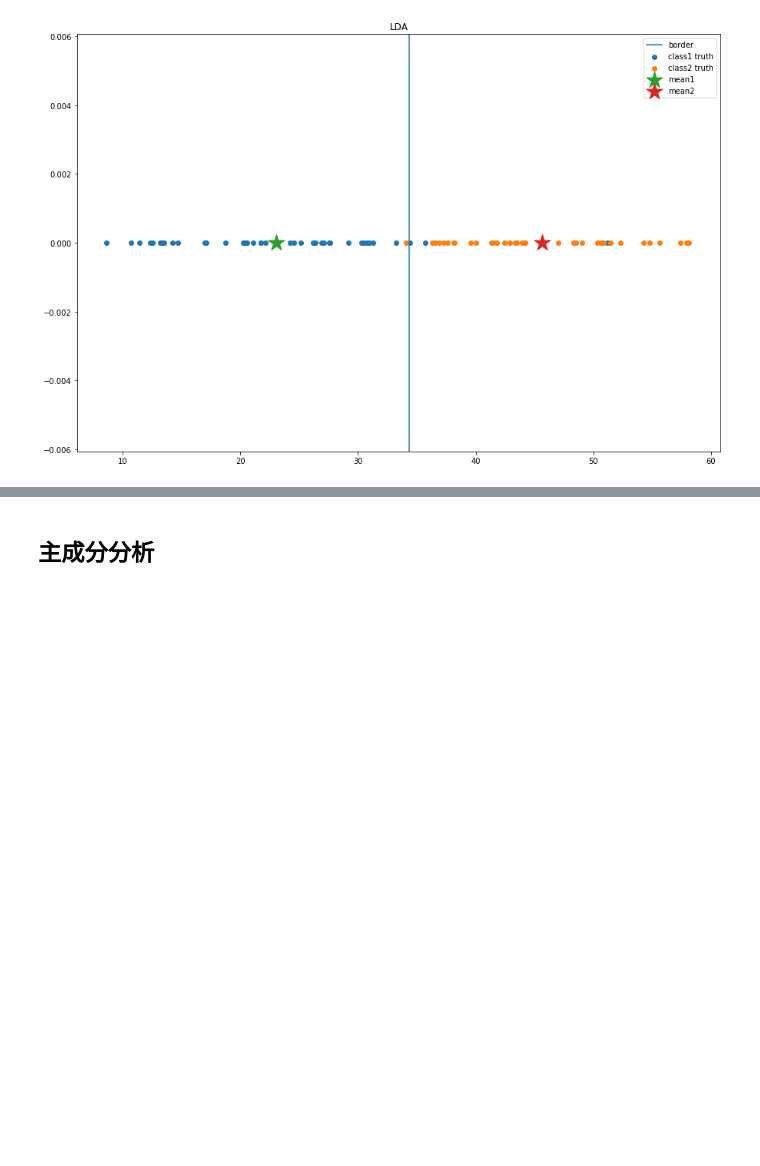
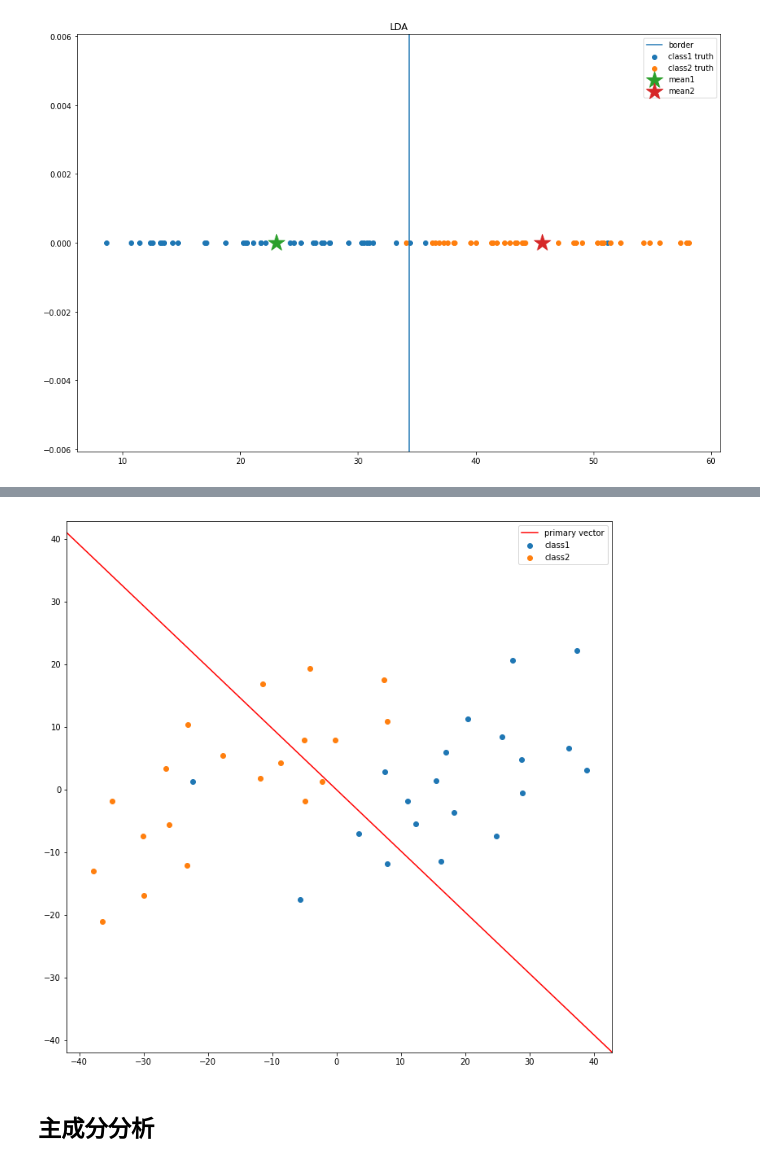
Before and after one commit to wsuzume/report, a Jupyter notebook: report1.ipynb, the cells around one changed output, grey strips where cells are left out. Cells and saved outputs as stored; diff of their text form; code cells hidden in the pictures; blank space fills up the shorter version.

```diff
--- a/report1.ipynb
+++ b/report1.ipynb
@@ -491,20 +481,21 @@ $$を返します。教師データ数が非常に大きくなる場合には標
 # %%
 def lda(class1, class2):
     all = np.concatenate([class1, class2], axis=0)
-    m = np.mean(all, axis=0)[:,np.newaxis]
+    m = np.mean(all, axis=0)
     m1 = np.mean(class1, axis=0)
     m2 = np.mean(class2, axis=0)
 
     centered1 = class1 - m1
     centered2 = class2 - m2
-    cm1 = m1[:,np.newaxis] - m
-    cm2 = m2[:,np.newaxis] - m
+    cm1 = m1[:,np.newaxis] - m[:,np.newaxis]
+    cm2 = m2[:,np.newaxis] - m[:,np.newaxis]
 
     Cw = (centered1.T.dot(centered1) + centered2.T.dot(centered2)) / all.shape[0]
 
     Cb = (cm1.dot(cm1.T) + cm2.dot(cm2.T)) / all.shape[0]
 
-    return la.eig(Cw, Cb)
+    lam, V = la.eig(Cw, Cb)
+    return (m, lam, V)
 # %%
 def reclustering(class1, class2):
     m1 = np.mean(class1)
@@ -552,7 +543,7 @@ all1_A = np.concatenate([class1_A, test1_A], axis=0)
 all2_A = np.concatenate([class2_A, test2_A], axis=0)
 
 # LDAを行う直交行列を取得し座標変換
-_, X = lda(all1_A, all2_A)
+m, _, X = lda(all1_A, all2_A)
 new1_A = all1_A.dot(X[:,0])
 new2_A = all2_A.dot(X[:,0])
 
@@ -588,3 +581,19 @@ plt.show()
+# %%
+plt.figure(figsize=(12,12))
+# 中心化
+m_class1_A = class1_A - m
+m_class2_A = class2_A - m
+plt.scatter(m_class1_A[:,0], m_class1_A[:,1], label='class1')
+plt.scatter(m_class2_A[:,0], m_class2_A[:,1], label='class2')
+x1 = 200 * X[:,0]
+axis = plt.axis()
+plt.plot([-x1[0], x1[0]], [-x1[1], x1[1]], color='r', label='primary vector')
+plt.xlim(axis[:2])
+plt.ylim(axis[:2])
+plt.legend()
+plt.show()
+# %% [output]
+[figure, added]
 # %% [markdown]
 ## 主成分分析
 # %%
```
Also changed, not shown: parts of 18 cells of this notebook, 20 other files.
